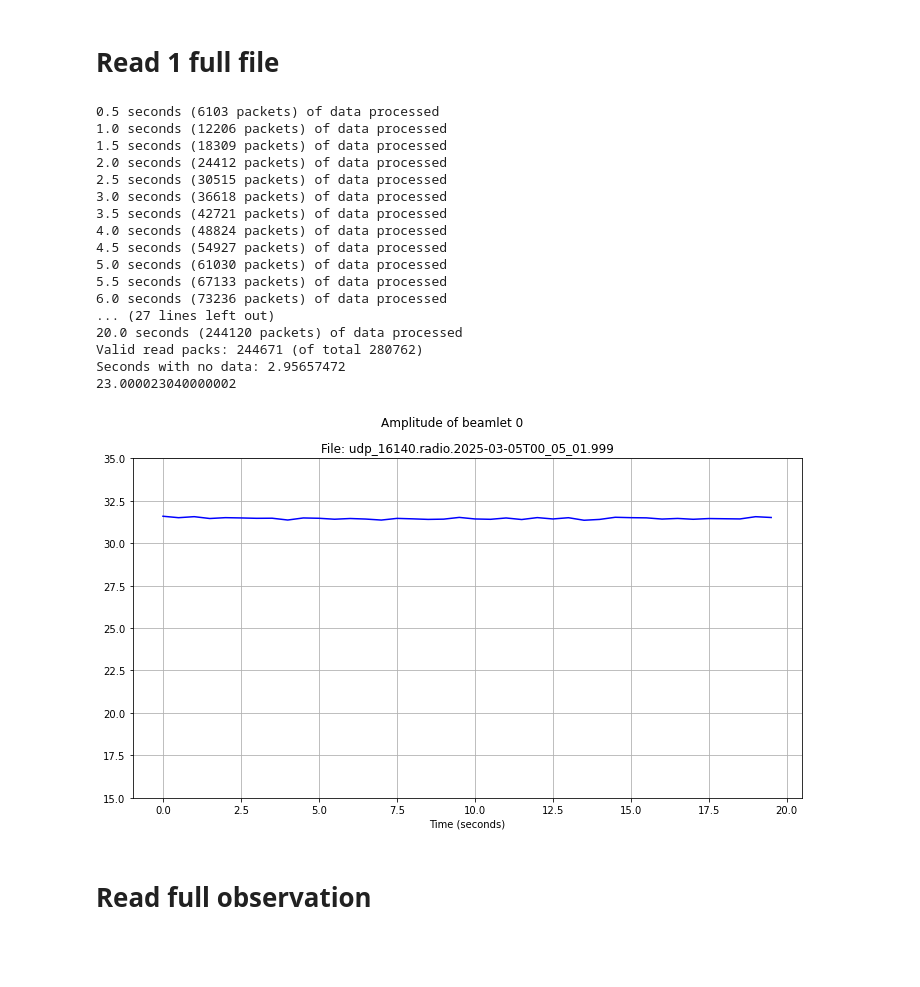
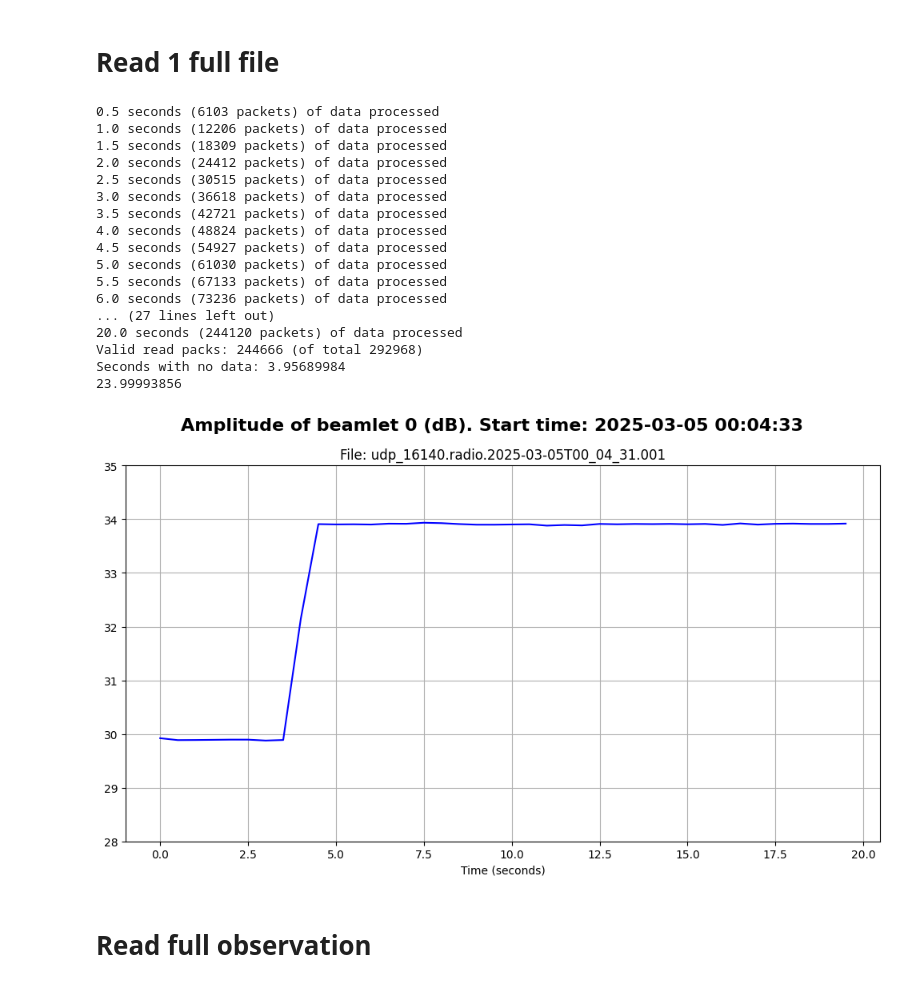
Before and after one commit to lorainn/lofar-passive-radar, a Jupyter notebook: read_udp_pack.ipynb, the cells around one changed output. Cells and saved outputs as stored; diff of their text form; code cells hidden in the pictures; blank space fills up the shorter version.

```diff
--- a/read_udp_pack.ipynb
+++ b/read_udp_pack.ipynb
@@ -3,10 +8,11 @@
 # %%
+import os
 import struct
 import numpy as np
 import matplotlib.pyplot as plt
 from datetime import datetime, timezone
 
-filename = r"C:\Users\loren\OneDrive - UPNA\Escritorio\UNI\TFG\THESIS CODES\udp_16140.radio.2025-03-05T00_04_31.001"
+filename = "/content/drive/MyDrive/Colab THESIS/observation_data/udp_16140.radio.2025-03-05T00_10_32.000"
 valid_packet_data = None
 pack_counter = 0
 valid_count = 0
@@ -37,12 +43,11 @@ with open(filename, "rb") as f:
         beamlets = header[6]
         time_samples = header[7]
 
-        station_id = struct.unpack('>H', header[4:6])[0] # 2 bytes (H)
-        timestamp = struct.unpack('>I', header[8:12])[0] # 4 bytes (I) 60-80ns from p to p
-        sequence = struct.unpack('>I', header[12:16])[0] # 4 bytes (I)
+        station_id = struct.unpack('<H', header[4:6])[0] # 2 bytes (H)
+        timestamp = struct.unpack('<I', header[8:12])[0] # 4 bytes (I) 60-80ns from p to p
+        sequence = struct.unpack('<I', header[12:16])[0] # 4 bytes (I)
 
         full_date = datetime.fromtimestamp(timestamp, timezone.utc).strftime('%Y-%m-%d %H:%M:%S')
-        print(f"Timestamp: {full_date}")
 
         data = packet[16:]
 
@@ -56,6 +61,7 @@ with open(filename, "rb") as f:
                 # Reshape: 61 beamlets x 16 samples x 4 parts (X_real, X_imag, Y_real, Y_imag)
                 valid_packet_data = antenna_data.reshape((61, 16, 4))
                 print(f"Valid data: packet {pack_counter}!")
+                print(f"Timestamp: {timestamp}, {full_date}")
                 break
 
 if valid_packet_data is not None:
@@ -81,7 +87,6 @@ if valid_packet_data is not None:
     # AUTOMATIC DETECTION OF ZERO PACKET
     beamlet_max = np.max(amplitude, axis=1)
     beamlet_w_data = np.where(beamlet_max > 0)[0]
-    print(beamlet_w_data)
 
     if len(beamlet_w_data) > 0:
         ylim = beamlet_w_data[-1]
@@ -104,5 +109,6 @@ if valid_packet_data is not None:
 
 
     plt.tight_layout()
+    plt.suptitle(f"File: {os.path.basename(filename)}, {full_date}", fontsize=18, fontweight='bold', y=1.05)
     plt.show()
 # %% [output]
@@ -121,12 +127,14 @@ Sequence: 1057357824
 # %% [markdown]
 # Read 1 full file
 # %%
+import os
 import struct
 import numpy as np
 import matplotlib.pyplot as plt
+from datetime import datetime, timezone
 
 #folder = r"C:\Users\loren\OneDrive - UPNA\Escritorio\UNI\TFG\THESIS CODES\observation_data"
-filename = r"C:\Users\loren\OneDrive - UPNA\Escritorio\UNI\TFG\THESIS CODES\observation_data\udp_16140.radio.2025-03-05T00_05_01.999"
+filename = "/content/drive/MyDrive/Colab THESIS/observation_data/udp_16140.radio.2025-03-05T00_04_31.001"
 #files = sorted([f for f in os.listdir(folder)]) #alphabetically orders files
 
 #change from samples to time
@@ -152,6 +160,11 @@ with open(filename, "rb") as f:
         if len(packet) < 7824:
             break # End of file
 
+        if read_packs == 0:
+            header = packet[:16]
+            timestamp = struct.unpack('<I', header[8:12])[0] # 4 bytes (I) 60-80ns from p to p
+            full_date = datetime.fromtimestamp(timestamp, timezone.utc).strftime('%Y-%m-%d %H:%M:%S')
+
         # Read as 16-bit integers (combines every 2 bytes into 1 number)
         data = np.frombuffer(packet[16:], dtype=np.int16)
 
@@ -163,14 +176,21 @@ with open(filename, "rb") as f:
             #times.append((sequence - seq_start) * dt)
 
             beamlets_data = data.reshape((61, 16, 4))
-            real = beamlets_data[beamlet_num, :, 0].astype(float)
-            imag = beamlets_data[beamlet_num, :, 1].astype(float)
+            x_real = beamlets_data[beamlet_num, :, 0].astype(float)
+            x_imag = beamlets_data[beamlet_num, :, 1].astype(float)
+            y_real = beamlets_data[beamlet_num, :, 2].astype(float)
+            y_imag = beamlets_data[beamlet_num, :, 3].astype(float)
+
+            # Stokes I (|X|² + |Y|²)
+            stokes_i = (x_real**2 + x_imag**2) + (y_real**2 + y_imag**2)
+
+            amp_packet = np.mean(stokes_i)
 
             # TASK: Spectra. Calculate amplitude and do mean of the 16 samples
             # We have an array of 61 values (1 per beamlet)
             #amp_packet = np.mean(np.sqrt(real**2 + imag**2), axis=1)
             #spectra_blocks.append(amp_packet)
-            amplitudes.append(np.mean(np.sqrt(real**2 + imag**2)))
+            amplitudes.append(amp_packet)
 
             read_packs += 1
             if read_packs % npacks_halfsec == 0:
@@ -203,40 +223,40 @@ if len(amplitudes) >= npacks_halfsec:
     times_2hz = np.arange(len(amplitudes_2hz)) * secs_per_point
 
     # Spectra Plot all files together + Time in seconds
     plt.figure(figsize=(10, 6))
     # Usamos 'extent' para convertir directamente los píxeles del eje X en Segundos (cada bloque es 0.5s)
     #plt.imshow(spectra_plot, aspect='auto', cmap='viridis', interpolation='none',
     #           origin='lower',extent=[times_2hz[0], times_2hz[-1], beamlet_w_data[-1]+0.5, beamlet_w_data[0]-0.5])
     #plt.title("Dynamic Spectra Plot (Downsampled to 2Hz)")
-    plt.plot(times_2hz, amplitudes_2hz, color = 'b')
-    plt.suptitle(f"Amplitude of beamlet {beamlet_num}")
+    plt.plot(times_2hz, 10*np.log10(amplitudes_2hz), color = 'b')
+    plt.suptitle(f"Amplitude of beamlet {beamlet_num} (dB). Start time: {full_date}", fontsize=16, fontweight='bold')
     plt.title(f"File: {os.path.basename(filename)}")
     plt.xlabel("Time (seconds)")
-    plt.ylim(15,35)
+    plt.ylim(28,35)
     #plt.ylabel("Beamlets (frequency index)")
     #plt.colorbar(label="Amplitude")
     plt.grid(True)
     plt.tight_layout()
     plt.show()
 # %% [output]
 0.5 seconds (6103 packets) of data processed
 1.0 seconds (12206 packets) of data processed
 1.5 seconds (18309 packets) of data processed
 2.0 seconds (24412 packets) of data processed
 2.5 seconds (30515 packets) of data processed
 3.0 seconds (36618 packets) of data processed
 3.5 seconds (42721 packets) of data processed
 4.0 seconds (48824 packets) of data processed
 4.5 seconds (54927 packets) of data processed
 5.0 seconds (61030 packets) of data processed
 5.5 seconds (67133 packets) of data processed
 6.0 seconds (73236 packets) of data processed
 ... (27 lines left out)
 20.0 seconds (244120 packets) of data processed
-Valid read packs: 244671 (of total 280762)
-Seconds with no data: 2.95657472
-23.000023040000002
+Valid read packs: 244666 (of total 292968)
+Seconds with no data: 3.95689984
+23.99993856
-[figure, old version]
+[figure, new version]
 # %% [markdown]
 # Read full observation
 # %%
```
Also changed, not shown: parts of 23 cells of this notebook, 3 other files.
